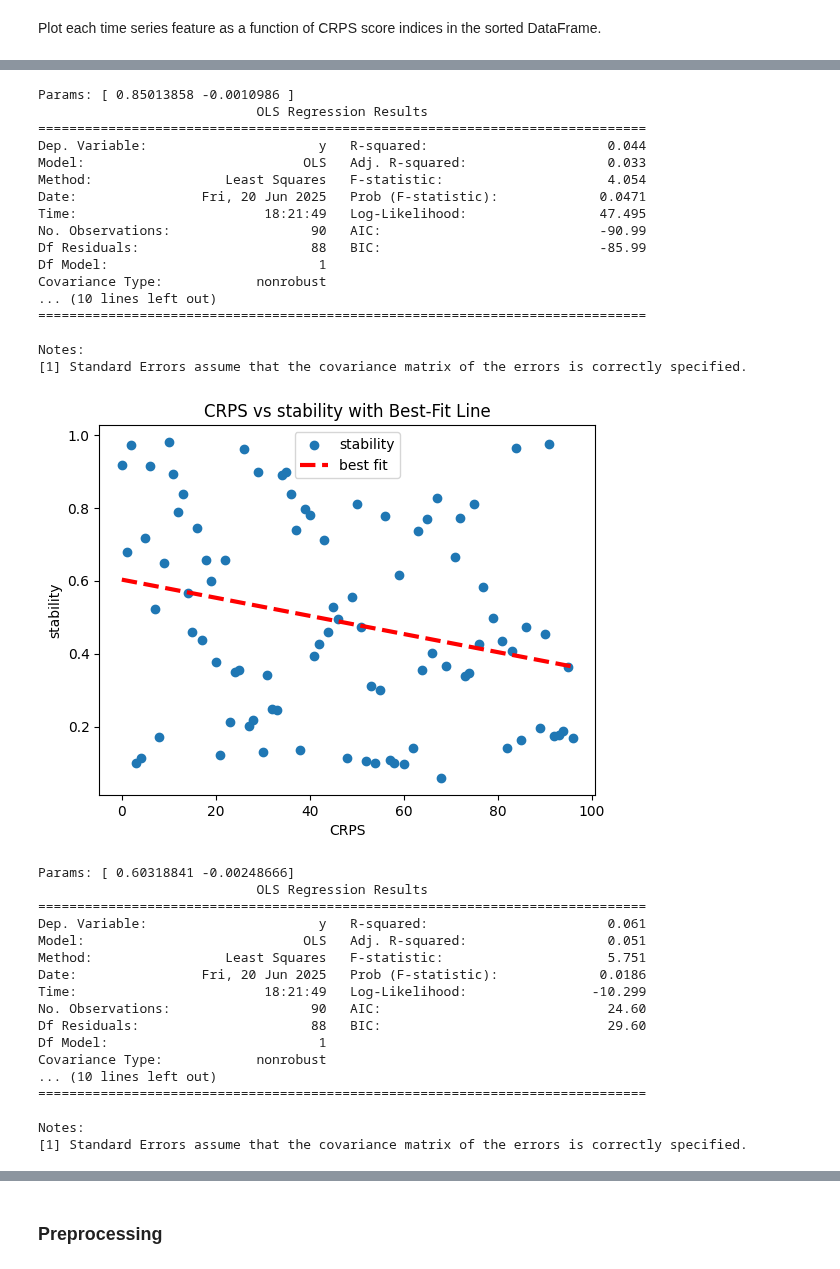
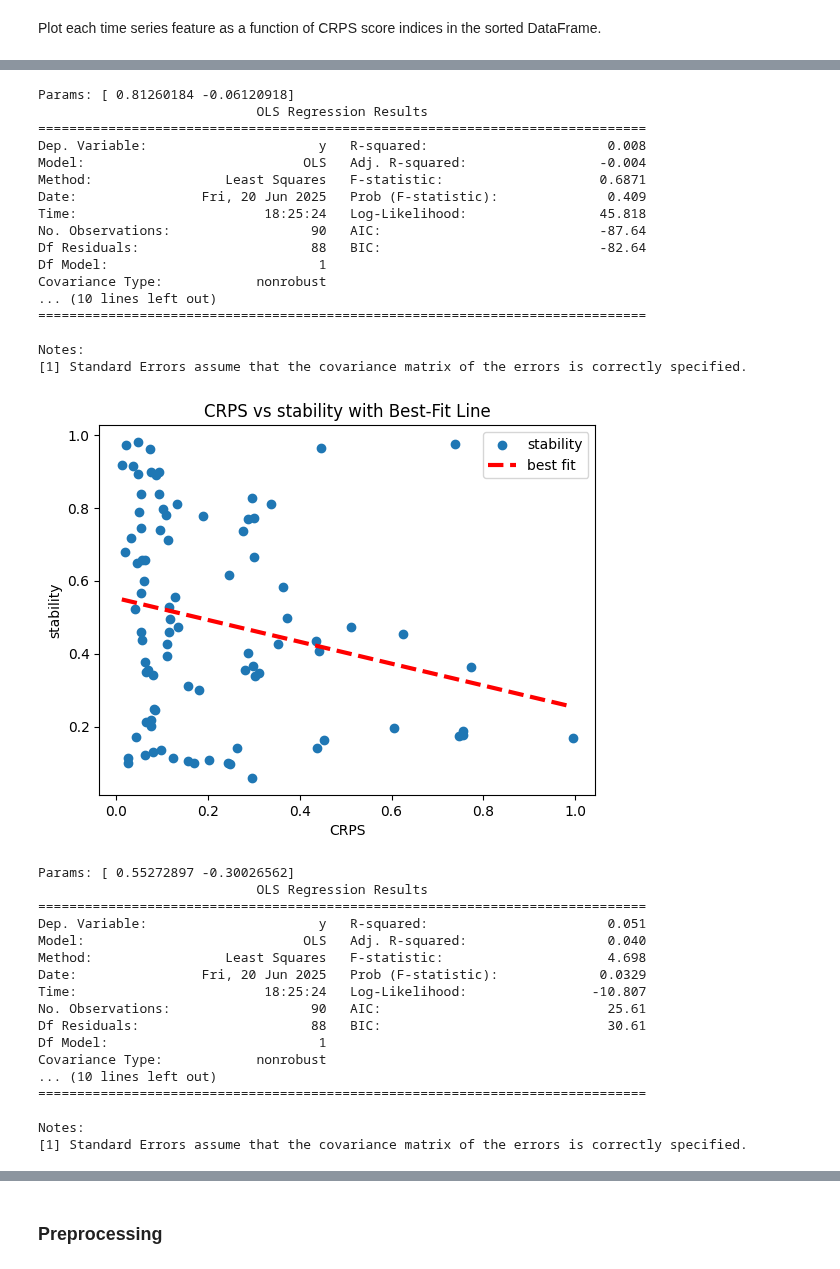
Before and after one commit to mpg05883/gift-eval, a Jupyter notebook: crps_estimation.ipynb, the cells around one changed output, grey strips where cells are left out. Cells and saved outputs as stored; diff of their text form; code cells hidden in the pictures.

```diff
--- a/crps_estimation.ipynb
+++ b/crps_estimation.ipynb
@@ -85,7 +85,7 @@ features = [
 sorted_df = sorted_df.dropna()
 
 for feature in features:
-    x = sorted_df.index.values
+    x = sorted_df["true_crps"].values
     y = sorted_df[feature].values
 
     coeffs = np.polyfit(x, y, deg=1)
@@ -166,31 +166,31 @@ Notes:
-Params: [ 0.85013858 -0.0010986 ]
+Params: [ 0.81260184 -0.06120918]
                             OLS Regression Results
 ==============================================================================
-Dep. Variable:                      y   R-squared:                       0.044
-Model:                            OLS   Adj. R-squared:                  0.033
-Method:                 Least Squares   F-statistic:                     4.054
-Date:                Fri, 20 Jun 2025   Prob (F-statistic):             0.0471
-Time:                        18:21:49   Log-Likelihood:                 47.495
-No. Observations:                  90   AIC:                            -90.99
-Df Residuals:                      88   BIC:                            -85.99
+Dep. Variable:                      y   R-squared:                       0.008
+Model:                            OLS   Adj. R-squared:                 -0.004
+Method:                 Least Squares   F-statistic:                    0.6871
+Date:                Fri, 20 Jun 2025   Prob (F-statistic):              0.409
+Time:                        18:25:24   Log-Likelihood:                 45.818
+No. Observations:                  90   AIC:                            -87.64
+Df Residuals:                      88   BIC:                            -82.64
 Df Model:                           1
 Covariance Type:            nonrobust
 ... (10 lines left out)
 ==============================================================================
 
 Notes:
 [1] Standard Errors assume that the covariance matrix of the errors is correctly specified.
-[figure, old version]
+[figure, new version]
-Params: [ 0.60318841 -0.00248666]
+Params: [ 0.55272897 -0.30026562]
                             OLS Regression Results
 ==============================================================================
-Dep. Variable:                      y   R-squared:                       0.061
-Model:                            OLS   Adj. R-squared:                  0.051
-Method:                 Least Squares   F-statistic:                     5.751
-Date:                Fri, 20 Jun 2025   Prob (F-statistic):             0.0186
-Time:                        18:21:49   Log-Likelihood:                -10.299
-No. Observations:                  90   AIC:                             24.60
-Df Residuals:                      88   BIC:                             29.60
+Dep. Variable:                      y   R-squared:                       0.051
+Model:                            OLS   Adj. R-squared:                  0.040
+Method:                 Least Squares   F-statistic:                     4.698
+Date:                Fri, 20 Jun 2025   Prob (F-statistic):             0.0329
+Time:                        18:25:24   Log-Likelihood:                -10.807
+No. Observations:                  90   AIC:                             25.61
+Df Residuals:                      88   BIC:                             30.61
 Df Model:                           1
 Covariance Type:            nonrobust
 ... (10 lines left out)
```
Also changed, not shown: parts of 1 cell of this notebook.
